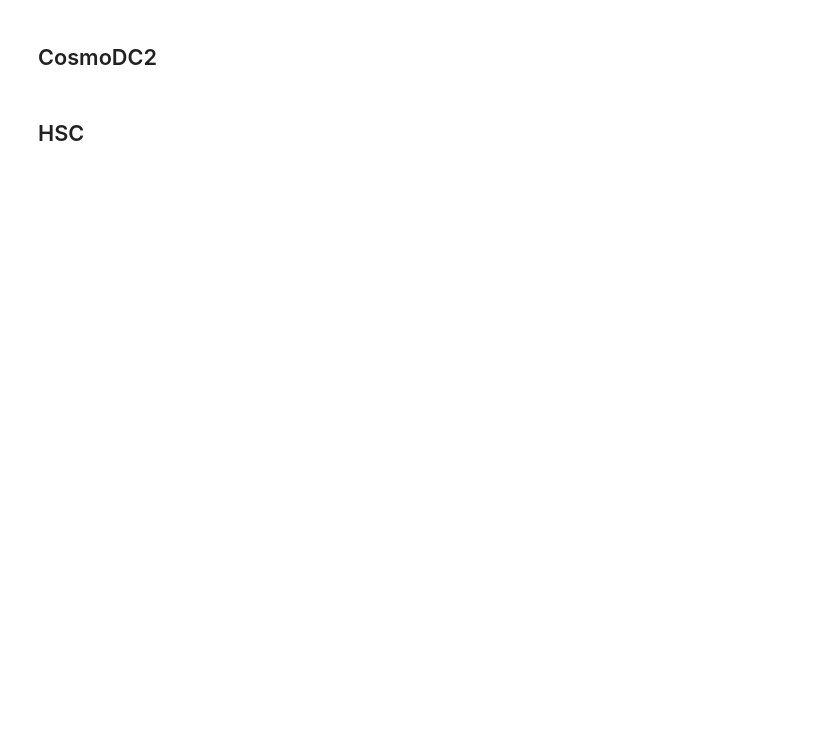
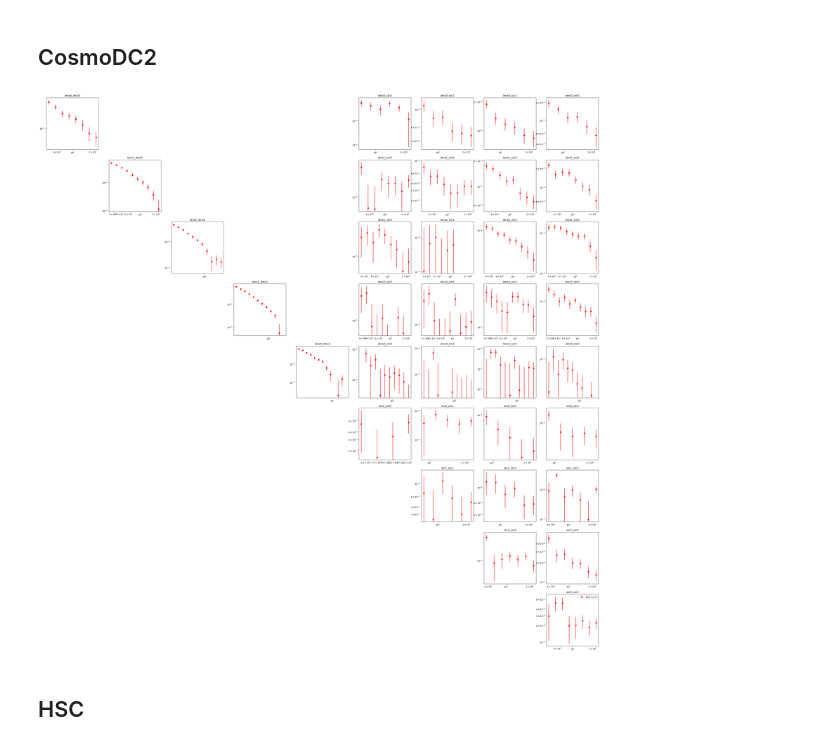
Before and after one commit to JaimeRZP/pacc, a Jupyter notebook: PlotGallery.ipynb, the cells around one changed output. Drawn from its saved outputs; the diff is of its cells as text; code cells hidden in the pictures; blank space fills up the shorter version.

```diff
--- a/PlotGallery.ipynb
+++ b/PlotGallery.ipynb
@@ -11,5 +22,3 @@ import pacc
 # %%
 s = sacc.Sacc.load_fits("/home/jaimerz/Documents/UCL/3x2_analytical/data/CosmoDC2/summary_statistics_fourier_tjpcov.sacc")
 y = yaml.load(open("/home/jaimerz/Documents/UCL/3x2_analytical/data/CosmoDC2/gcgc_gcwl_wlwl.yml"), Loader=yaml.FullLoader)
-# %%
-cle = pacc.ClsEnsemble(s, y, label="CosmoDC2")
@@ -20,5 +25,7 @@ t_cle = pacc.ClTheoryEnsemble(cle, theory, label='CosmoDC2 theory')
 # %%
-pacc.plot_cls([cle, t_cle], cle.pairs)
+pacc.plot_cls([cle], cle.pairs)
+# %% [output]
+[figure, added]
 # %% [markdown]
 ## HSC
 # %%
```
Also changed, not shown: parts of 14 cells of this notebook, 1 other file.
